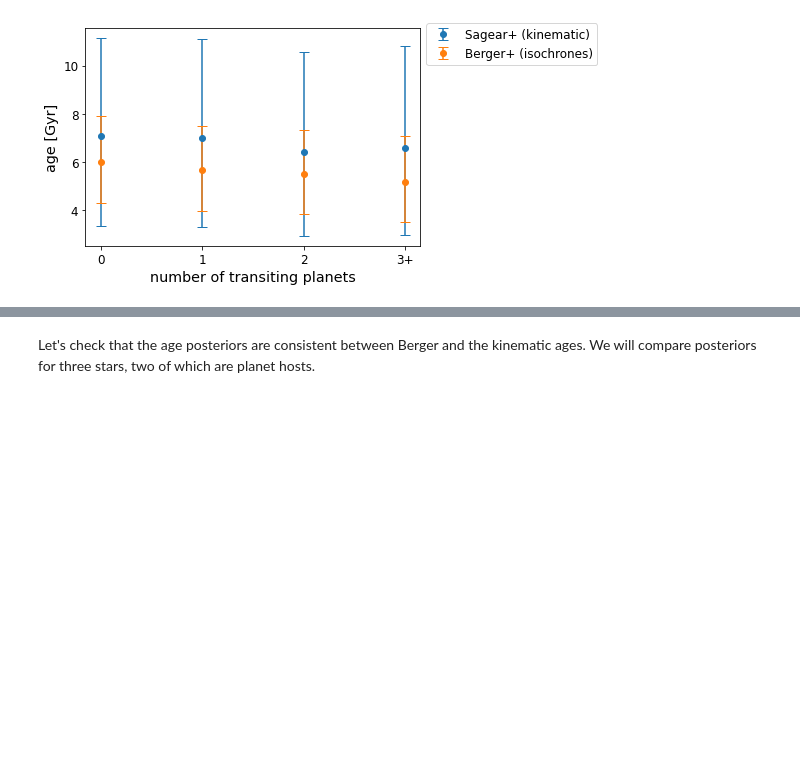
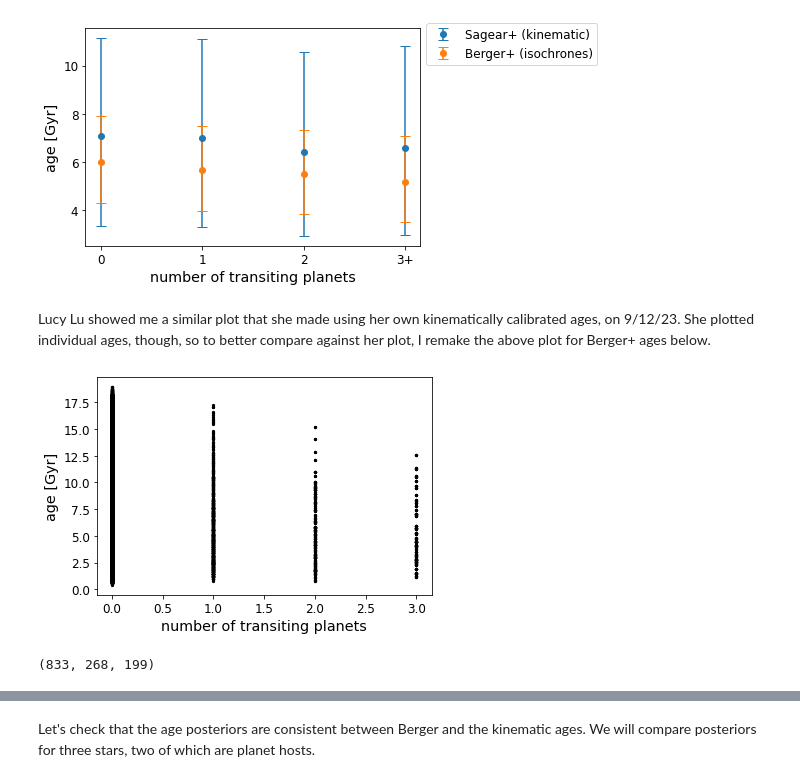
Before and after one commit to exoclam/mastrangelo, a Jupyter notebook: notebooks/analyze.ipynb, the cells around one changed output, grey strips where cells are left out. Drawn from its saved outputs; the diff is of its cells as text; code cells hidden in the pictures; blank space fills up the shorter version.

```diff
--- a/notebooks/analyze.ipynb
+++ b/notebooks/analyze.ipynb
@@ -1184,6 +1210,7 @@ Unlike PAST II, we do not see changes in age spread with transit multiplicity.
 # %% [markdown]
 Overplot Berger isochrone ages
 # %%
+planet_hosts = pd.read_csv(path+'data/pnum_plus_cands_fgk.csv')
 planet_hosts['calculated_count'] = planet_hosts.groupby('kepid').transform('count').koi_count
 
 ones = planet_hosts.loc[planet_hosts.calculated_count == 1]
@@ -1226,3 +1253,22 @@ plt.legend(bbox_to_anchor=(1., 1.05))
 plt.show()
 # %% [output]
 [figure]
+# %% [markdown]
+Lucy Lu showed me a similar plot that she made using her own kinematically calibrated ages, on 9/12/23. She plotted individual ages, though, so to better compare against her plot, I remake the above plot for Berger+ ages below.
+# %%
+plt.scatter(0*np.ones(len(zeros)), zeros.iso_age, s=5, c='k')
+plt.scatter(1*np.ones(len(ones)), ones.iso_age, s=5, c='k')
+plt.scatter(2*np.ones(len(twos)), twos.iso_age, s=5, c='k')
+plt.scatter(3*np.ones(len(threes)), threes.iso_age, s=5, c='k')
+
+plt.ylabel('age [Gyr]')
+plt.xlabel('number of transiting planets')
+#plt.legend(bbox_to_anchor=(1., 1.05))
+#plt.savefig(path+'figures/past-ii.png', facecolor='white', edgecolor='white', bbox_inches='tight')
+plt.show()
+# %% [output]
+[figure, added]
+# %%
+len(ones), len(twos), len(threes)
+# %% [output]
+(833, 268, 199)
```
Also changed, not shown: parts of 12 cells of this notebook, 2 other files.
